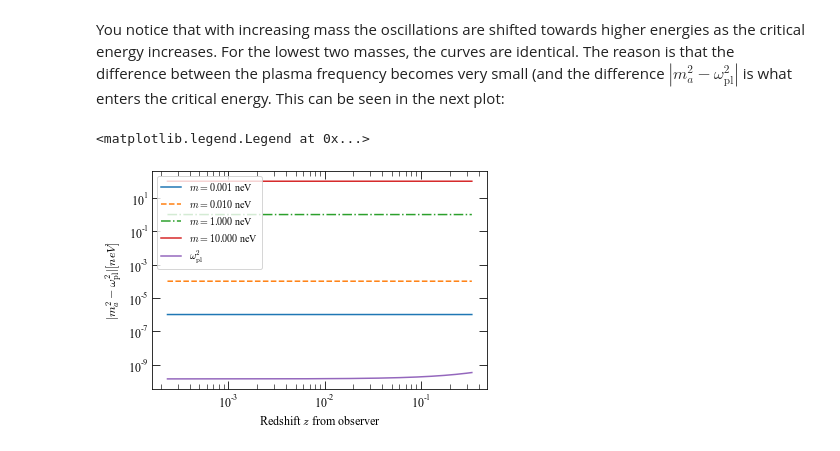
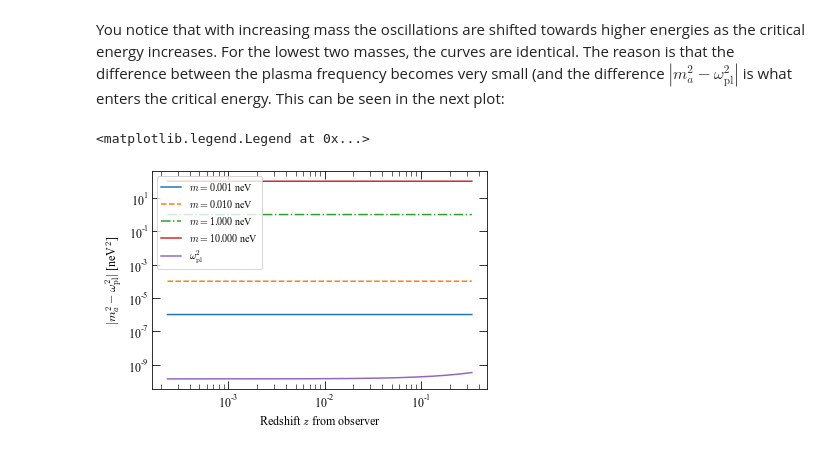
Before and after one commit to me-manu/gammaALPs, a Jupyter notebook: notebooks/example_IGMF_change_ALPpars.ipynb, the cells around one changed output. Saved outputs shown, nothing was run; the diff lists cells and outputs as text; code cells hidden in the pictures.

```diff
--- a/notebooks/example_IGMF_change_ALPpars.ipynb
+++ b/notebooks/example_IGMF_change_ALPpars.ipynb
@@ -77,12 +77,12 @@ You notice that with increasing mass the oscillations are shifted towards higher
 # %%
 for i,mi in enumerate(malp):
     plt.loglog(m.modules[0]._zmean,mi**2 - transfer.w_pl_e9(m.modules[0].nel)**2.,
               label = '$m = {0:.3f}$ neV'.format(mi),ls = ls[i % len(ls)])
 plt.loglog(m.modules[0]._zmean, transfer.w_pl_e9(m.modules[0].nel)**2.,
           label = '$\omega_\mathrm{pl}^2$')
 plt.xlabel('Redshift $z$ from observer')
-plt.ylabel('$|m_a^2 - \omega_\mathrm{pl}^2|$ [neV$^2]$')
+plt.ylabel('$|m_a^2 - \omega_\mathrm{pl}^2|$ [neV$^2$]')
 plt.legend()
 # %% [output]
 <matplotlib.legend.Legend at 0x...>
-[figure, old version]
+[figure, new version]
```
